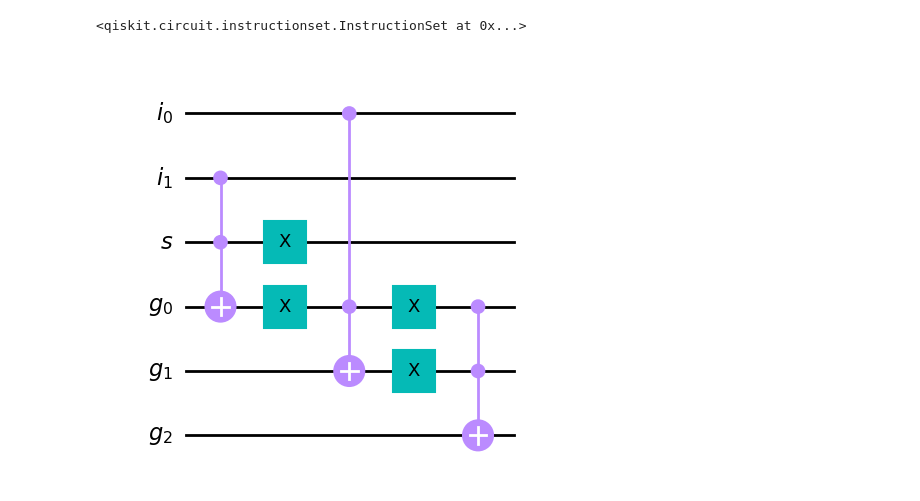
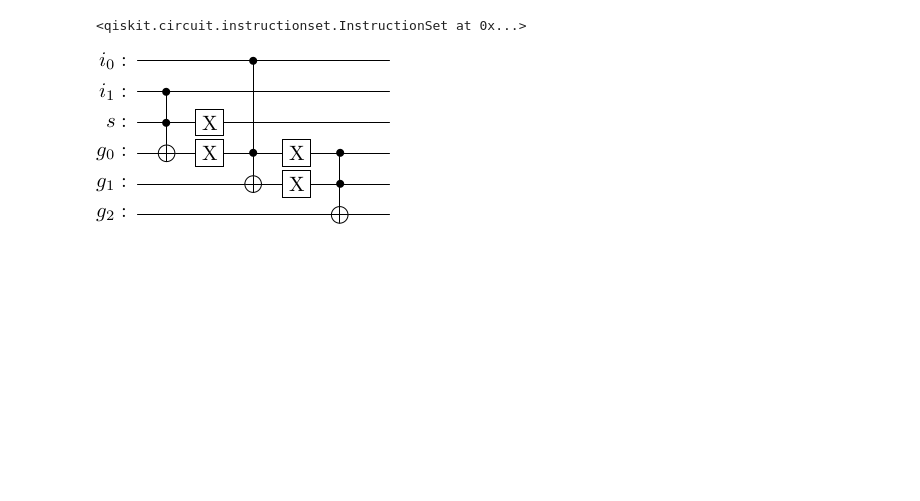
Before and after one commit to thanasis-tzimas/quantum-alu, a Jupyter notebook: multiplexer.ipynb, the cells around one changed output. Saved outputs shown, nothing was run; the diff lists cells and outputs as text; code cells hidden in the pictures; blank space fills up the shorter version.

```diff
--- a/multiplexer.ipynb
+++ b/multiplexer.ipynb
@@ -18,6 +18,6 @@ C.x(s)
 # %% [output]
 <qiskit.circuit.instructionset.InstructionSet at 0x...>
 # %%
-C.draw('mpl')
+C.draw('latex')
 # %% [output]
-[figure, old version]
+[figure, new version]
```
Also changed, not shown: 5 other files.
